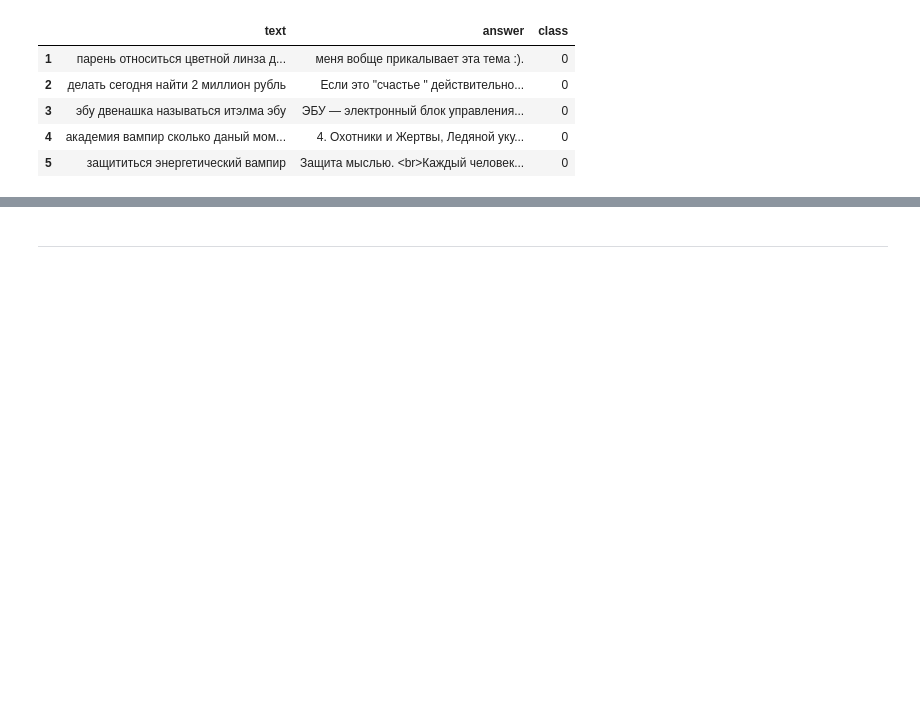
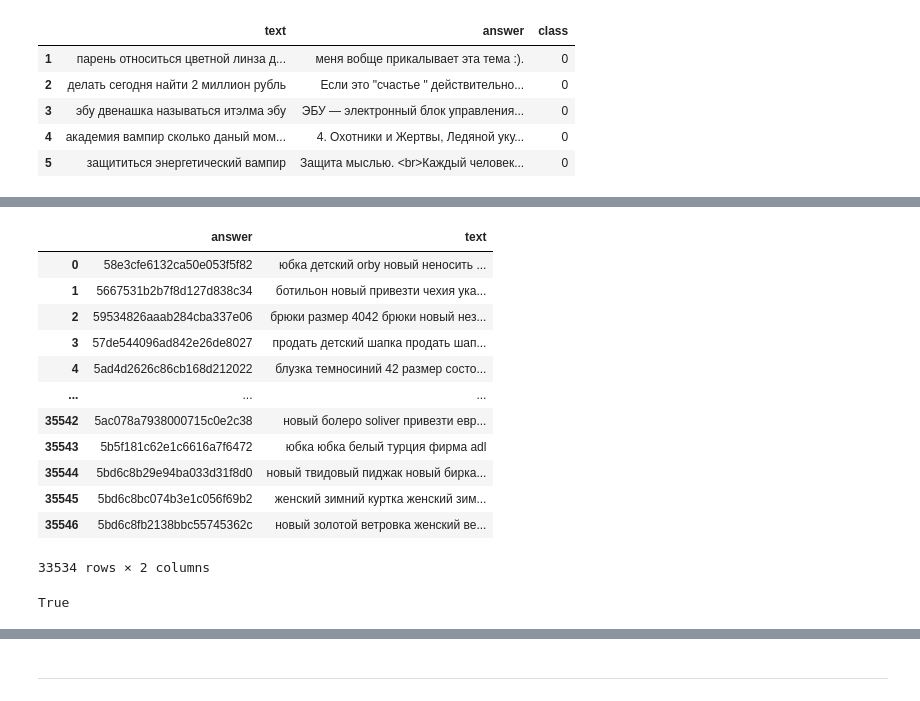
Before and after one commit to hotdonkey/data_science, a Jupyter notebook: Python/PDA-1/bot_first.ipynb, the cells around one changed output, grey strips where cells are left out. Saved outputs shown, nothing was run; the diff lists cells and outputs as text; code cells hidden in the pictures; blank space fills up the shorter version.

```diff
--- a/Python/PDA-1/bot_first.ipynb
+++ b/Python/PDA-1/bot_first.ipynb
@@ -134,0 +157,33 @@ print(accuracy_score(y_test, predictions))
+# %%
+data_market_results = data_market.drop(['class'], axis=1)
+data_market_results
+# %% [output]
+|  | answer | text |
+| 0 | 58e3cfe6132ca50e053f5f82 | юбка детский orby новый неносить ... |
+| 1 | 5667531b2b7f8d127d838c34 | ботильон новый привезти чехия ука... |
+| 2 | 59534826aaab284cba337e06 | брюки размер 4042 брюки новый нез... |
+| 3 | 57de544096ad842e26de8027 | продать детский шапка продать шап... |
+| 4 | 5ad4d2626c86cb168d212022 | блузка темносиний 42 размер состо... |
+| ... | ... | ... |
+| 35542 | 5ac078a7938000715c0e2c38 | новый болеро soliver привезти евр... |
+| 35543 | 5b5f181c62e1c6616a7f6472 | юбка юбка белый турция фирма adl |
+| 35544 | 5bd6c8b29e94ba033d31f8d0 | новый твидовый пиджак новый бирка... |
+| 35545 | 5bd6c8bc074b3e1c056f69b2 | женский зимний куртка женский зим... |
+| 35546 | 5bd6c8fb2138bbc55745362c | новый золотой ветровка женский ве... |
+33534 rows × 2 columns
+# %%
+# Создание AnnoyIndex для маркета
+market_tfidf = tfidf_vectorizer.transform(data_market_results['text'])
+vector_size = market_tfidf.shape[1]  # Размерность векторов
+index_market = AnnoyIndex(vector_size, 'angular')  # 'angular' для использования косинусной меры
+
+# Добавление векторов из обучающего набора в AnnoyIndex
+for i, value in data_market_results['text'].items():
+    vector = tfidf_vectorizer.transform([value]).toarray()[0]  # Преобразуйте разреженную матрицу TF-IDF в массив
+    index_market.add_item(i, vector)
+
+# Построение индекса
+index_market.build(10)  # Замените n_trees на желаемое количество деревьев
+index_market.save('./data/market_idx.ann')
+# %% [output]
+True
```
Also changed, not shown: parts of 18 cells of this notebook, 3 other files.
